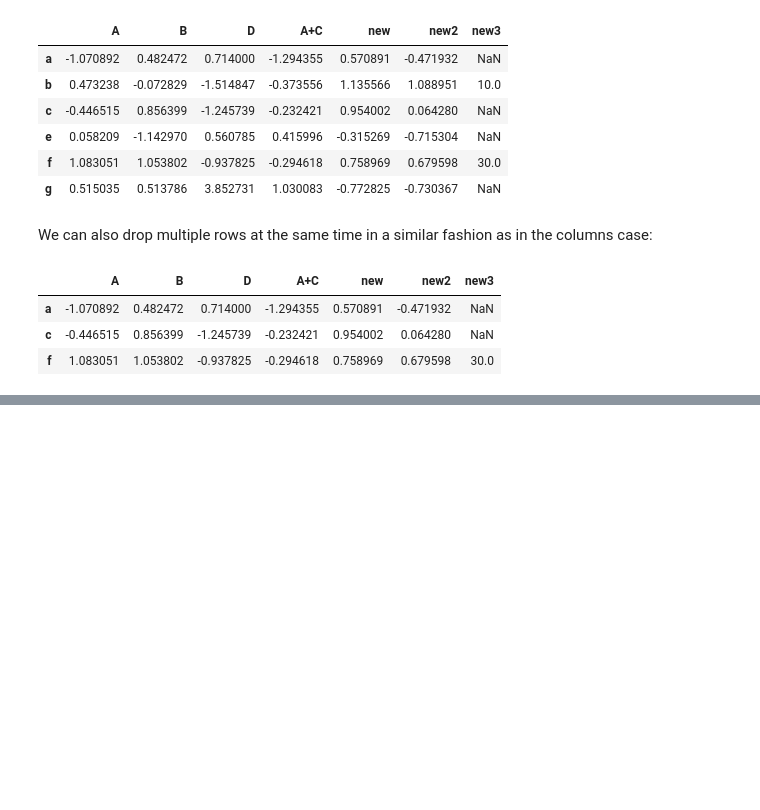
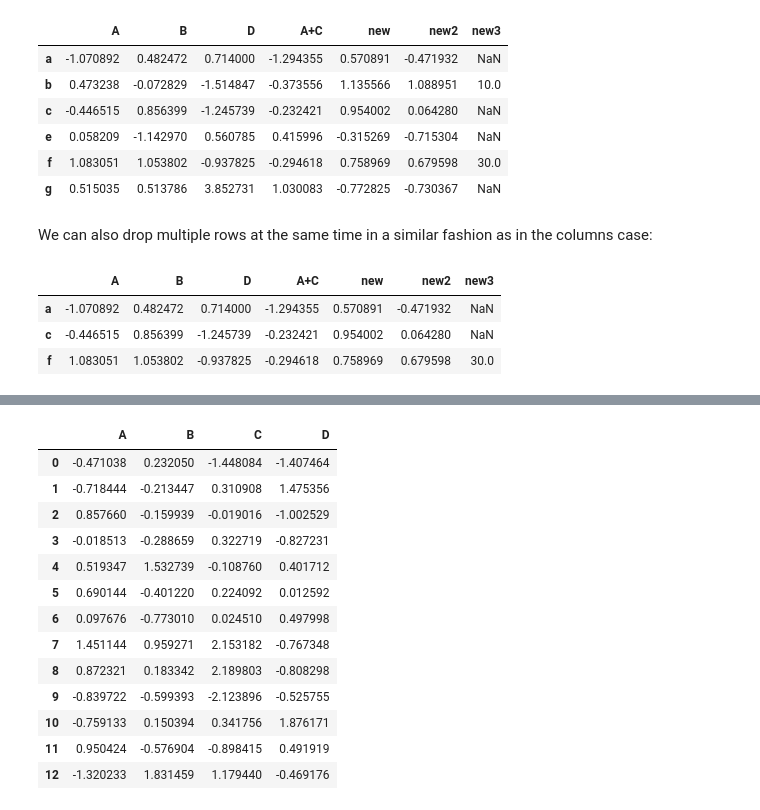
Before and after one commit to jkstarling/MA477-copy, a Jupyter notebook: MA477 - Theory and Applications of Data Science/Lessons/Lesson 3 - Pandas/Lesson 3 - Pandas.ipynb, the cells around one changed output, grey strips where cells are left out. Saved outputs shown, nothing was run; the diff lists cells and outputs as text; code cells hidden in the pictures; blank space fills up the shorter version.

```diff
--- a/MA477 - Theory and Applications of Data Science/Lessons/Lesson 3 - Pandas/Lesson 3 - Pandas.ipynb
+++ b/MA477 - Theory and Applications of Data Science/Lessons/Lesson 3 - Pandas/Lesson 3 - Pandas.ipynb
@@ -589,0 +622,19 @@ Using the same dataframe you created above, do the following:
+# %%
+df=pd.DataFrame(randn(13,4),columns=['A','B','C','D'])
+# %%
+df
+# %% [output]
+|  | A | B | C | D |
+| 0 | -0.471038 | 0.232050 | -1.448084 | -1.407464 |
+| 1 | -0.718444 | -0.213447 | 0.310908 | 1.475356 |
+| 2 | 0.857660 | -0.159939 | -0.019016 | -1.002529 |
+| 3 | -0.018513 | -0.288659 | 0.322719 | -0.827231 |
+| 4 | 0.519347 | 1.532739 | -0.108760 | 0.401712 |
+| 5 | 0.690144 | -0.401220 | 0.224092 | 0.012592 |
+| 6 | 0.097676 | -0.773010 | 0.024510 | 0.497998 |
+| 7 | 1.451144 | 0.959271 | 2.153182 | -0.767348 |
+| 8 | 0.872321 | 0.183342 | 2.189803 | -0.808298 |
+| 9 | -0.839722 | -0.599393 | -2.123896 | -0.525755 |
+| 10 | -0.759133 | 0.150394 | 0.341756 | 1.876171 |
+| 11 | 0.950424 | -0.576904 | -0.898415 | 0.491919 |
+| 12 | -1.320233 | 1.831459 | 1.179440 | -0.469176 |
```
Also changed, not shown: parts of 33 cells of this notebook.
